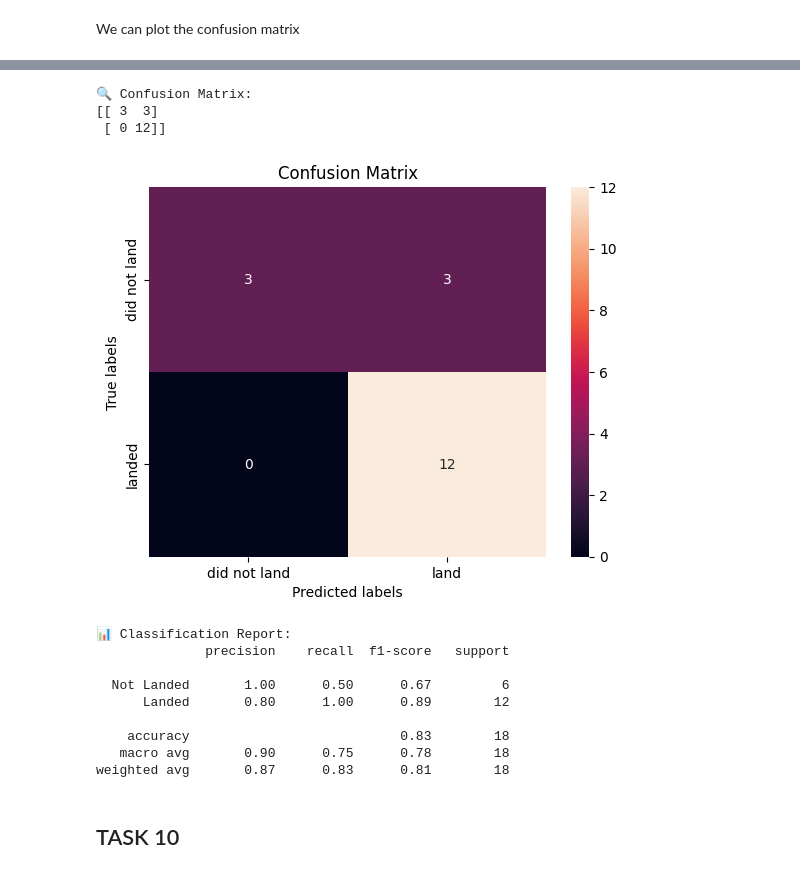
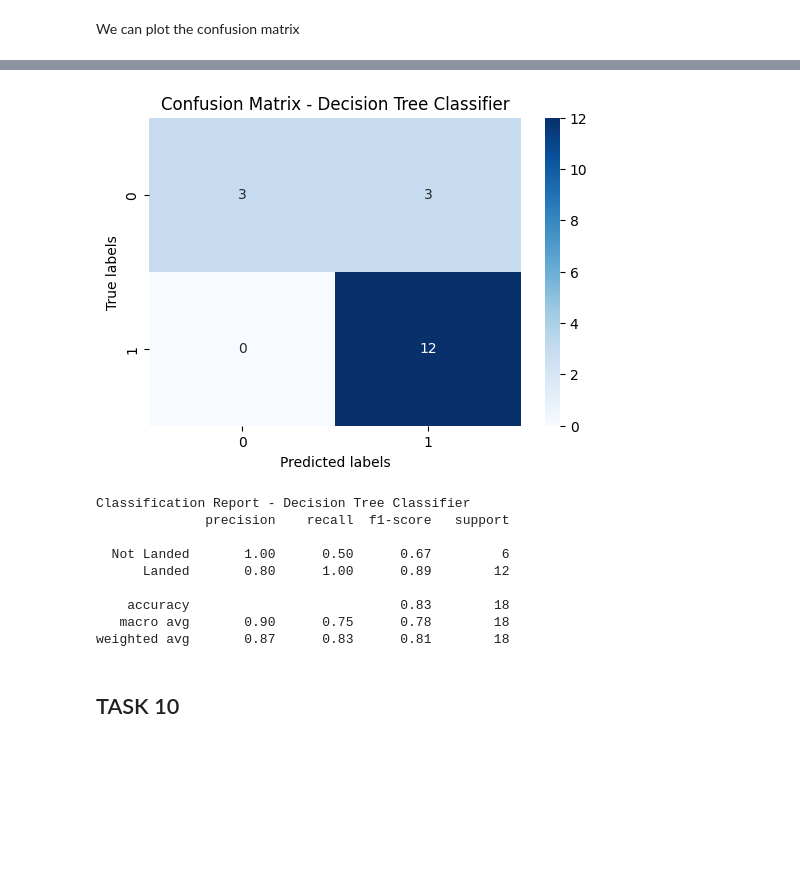
Before and after one commit to AdamkKureshi/IBM_DS_Cap_Stone, a Jupyter notebook: 8.SpaceX_Machine Learning Prediction_Part_5.ipynb, the cells around one changed output, grey strips where cells are left out. Drawn from its saved outputs; the diff is of its cells as text; code cells hidden in the pictures; blank space fills up the shorter version.

```diff
--- a/8.SpaceX_Machine Learning Prediction_Part_5.ipynb
+++ b/8.SpaceX_Machine Learning Prediction_Part_5.ipynb
@@ -285,21 +326,23 @@ plot_confusion_matrix(Y_test, yhat_svm)
 # %% [markdown]
 Create a decision tree classifier object then  create a  <code>GridSearchCV</code> object  <code>tree_cv</code> with cv = 10.  Fit the object to find the best parameters from the dictionary <code>parameters</code>.
 # %%
-parameters = {'criterion': ['gini', 'entropy'],
-     'splitter': ['best', 'random'],
-     'max_depth': [2*n for n in range(1,10)],
-     'max_features': ['sqrt', 'log2', None],
-     'min_samples_leaf': [1, 2, 4],
-     'min_samples_split': [2, 5, 10]}
+# Define parameter grid
+parameters = {
+    'criterion': ['gini', 'entropy'],
+    'splitter': ['best', 'random'],
+    'max_depth': [2*n for n in range(1,10)],
+    'max_features': ['sqrt'],  # 'auto' causes error; using 'sqrt'
+    'min_samples_leaf': [1, 2, 4],
+    'min_samples_split': [2, 5, 10]
+}
 
+# Create Decision Tree Classifier object
 tree = DecisionTreeClassifier()
 # %%
-from sklearn.model_selection import GridSearchCV
+# Create GridSearchCV object
+tree_cv = GridSearchCV(tree, parameters, cv=10)
 
-# Create GridSearchCV object
-tree_cv = GridSearchCV(estimator=tree, param_grid=parameters, cv=10)
-
-# Fit to the training data
+# Fit on training data
 tree_cv.fit(X_train, Y_train)
 # %% [output]
 GridSearchCV(cv=10, estimator=DecisionTreeClassifier(),
@@ -335,34 +374,20 @@ plot_confusion_matrix(Y_test,yhat)
-# %%
-from sklearn.metrics import confusion_matrix, classification_report
-
-# Predict on test set
-yhat_tree = tree_cv.predict(X_test)
-
-# Confusion Matrix
-cm = confusion_matrix(Y_test, yhat_tree)
-print("🔍 Confusion Matrix:")
-print(cm)
-
-# Plot heatmap (if you still want the visualization)
-plot_confusion_matrix(Y_test, yhat_tree)
-
-# Classification Report
-print("\n📊 Classification Report:")
-print(classification_report(Y_test, yhat_tree, target_names=['Not Landed', 'Landed']))
-# %% [output]
-🔍 Confusion Matrix:
-[[ 3  3]
- [ 0 12]]
-[figure, removed]
-📊 Classification Report:
-              precision    recall  f1-score   support
-
-  Not Landed       1.00      0.50      0.67         6
-      Landed       0.80      1.00      0.89        12
-
-    accuracy                           0.83        18
-   macro avg       0.90      0.75      0.78        18
-weighted avg       0.87      0.83      0.81        18
+# %%
+# Predict the test set
+yhat_tree = tree_cv.predict(X_test)
+
+# Use evaluate_model (confusion matrix and classification report)
+evaluate_model(Y_test, yhat_tree, "Decision Tree Classifier")
+# %% [output]
+[figure, added]
+Classification Report - Decision Tree Classifier
+              precision    recall  f1-score   support
+
+  Not Landed       1.00      0.50      0.67         6
+      Landed       0.80      1.00      0.89        12
+
+    accuracy                           0.83        18
+   macro avg       0.90      0.75      0.78        18
+weighted avg       0.87      0.83      0.81        18
 # %% [markdown]
 ## TASK  10
 # %% [markdown]
```
Also changed, not shown: parts of 40 cells of this notebook.
